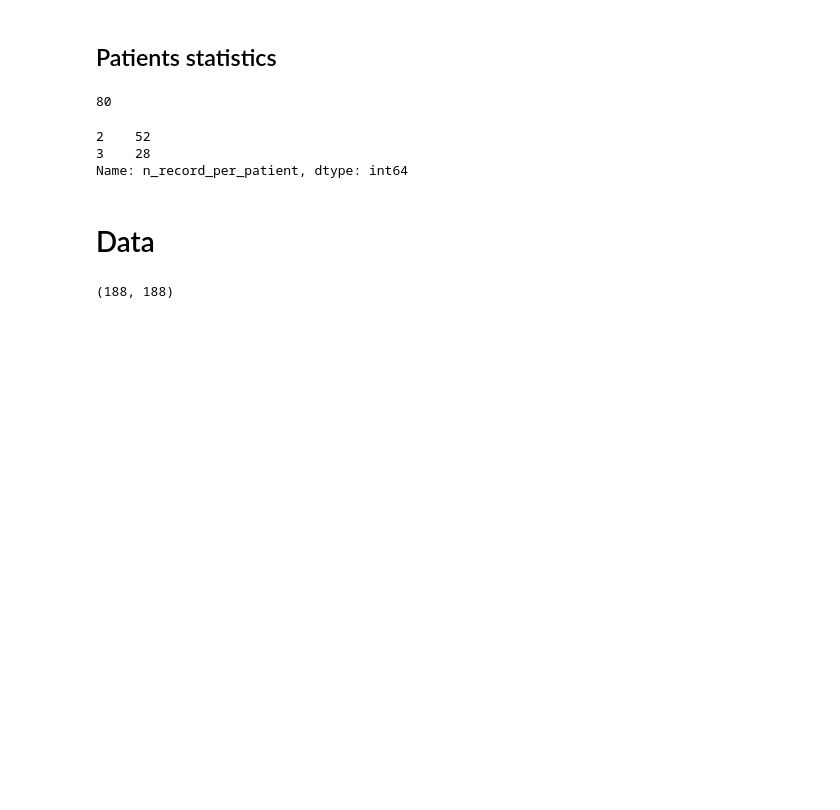
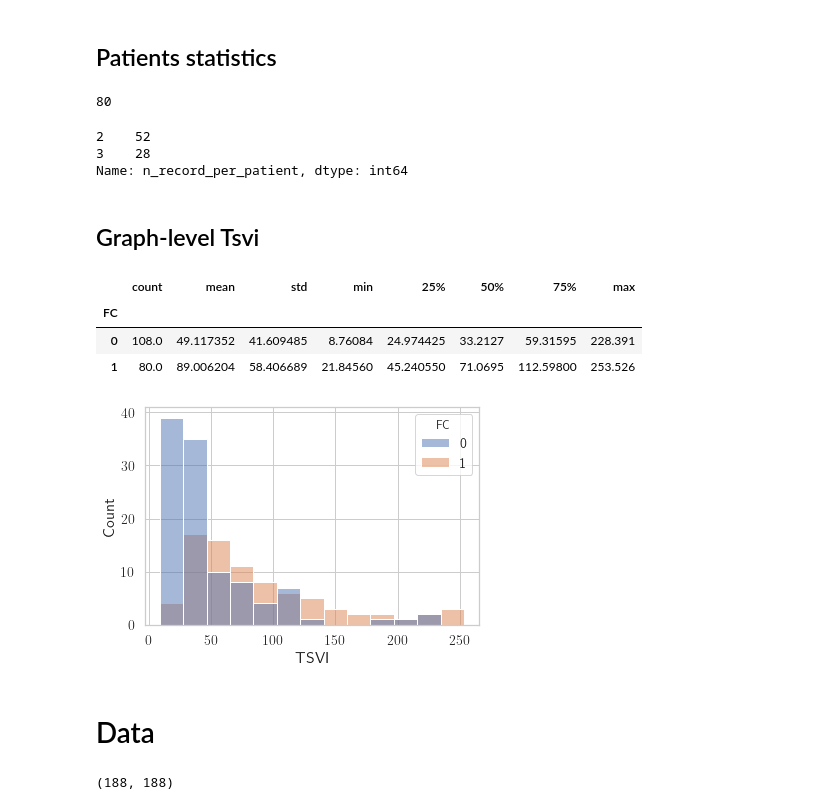
Before and after one commit to matthiaszeller/GNN-MI, a Jupyter notebook: notebook/1-Data-exploration.ipynb, the cells around one changed output. Saved outputs shown, nothing was run; the diff lists cells and outputs as text; code cells hidden in the pictures; blank space fills up the shorter version.

```diff
--- a/notebook/1-Data-exploration.ipynb
+++ b/notebook/1-Data-exploration.ipynb
@@ -245,6 +243,19 @@ df_labels.groupby('patient').count()['Code'].rename('n_record_per_patient').valu
 2    52
 3    28
 Name: n_record_per_patient, dtype: int64
+# %% [markdown]
+## Graph-level Tsvi
+# %%
+df_labels.groupby('FC').TSVI.describe()
+# %% [output]
+|  | count | mean | std | min | 25% | 50% | 75% | max |
+| FC |  |  |  |  |  |  |  |  |
+| 0 | 108.0 | 49.117352 | 41.609485 | 8.76084 | 24.974425 | 33.2127 | 59.31595 | 228.391 |
+| 1 | 80.0 | 89.006204 | 58.406689 | 21.84560 | 45.240550 | 71.0695 | 112.59800 | 253.526 |
+# %%
+sns.histplot(df_labels, x='TSVI', hue='FC');
+# %% [output]
+[figure, added]
 # %% [markdown]
 # Data
 # %%
```
Also changed, not shown: parts of 9 cells of this notebook, 3 other files.
